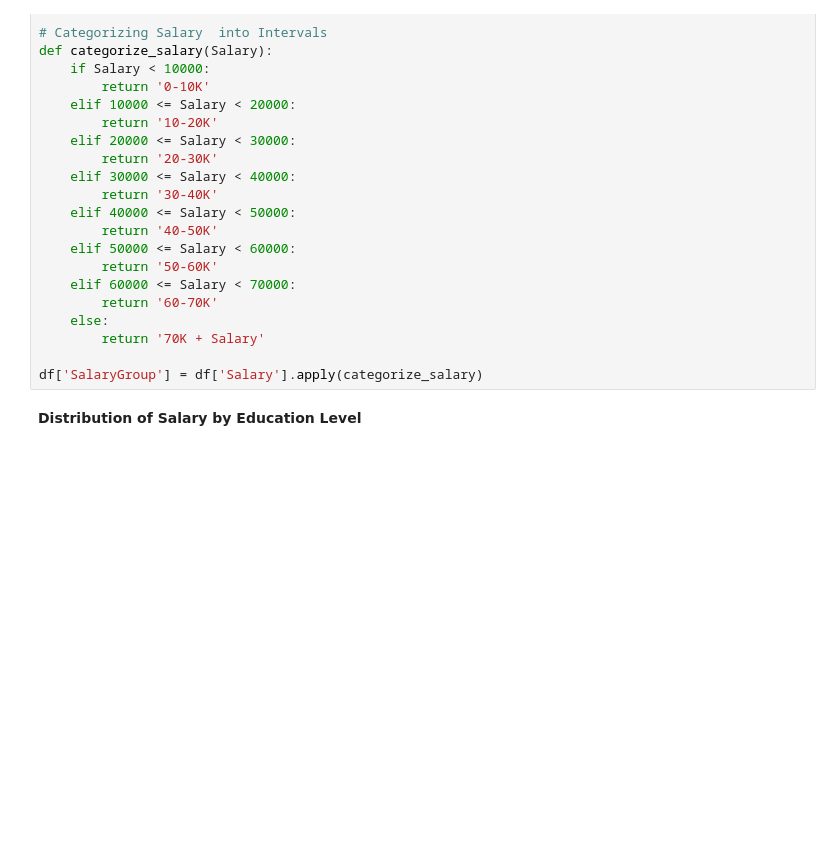
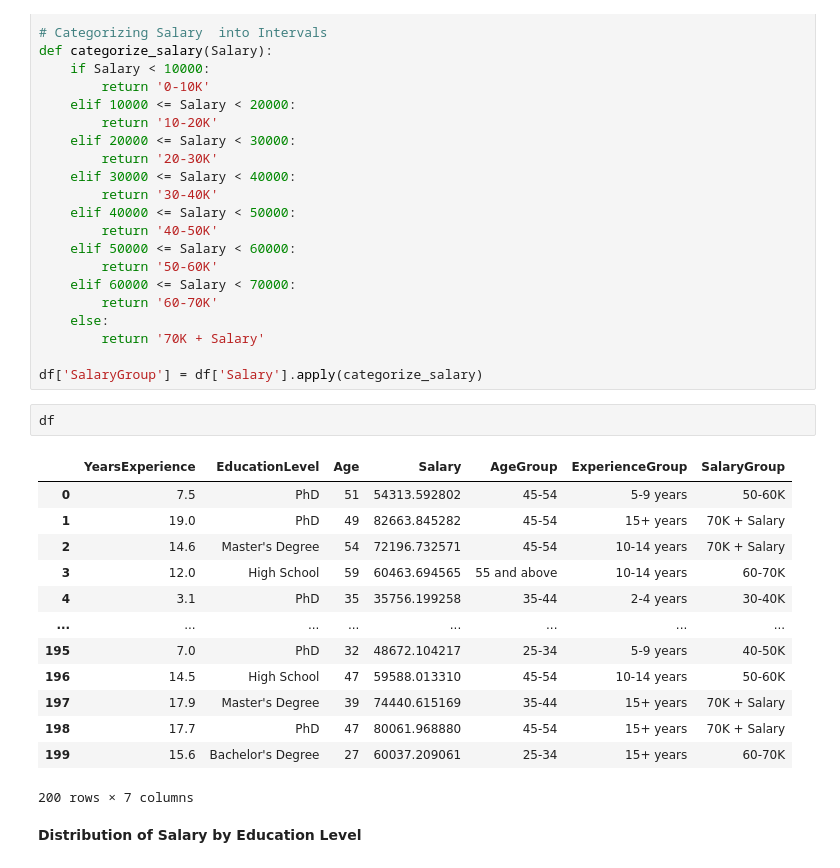
Before and after one commit to rn-byte/Salary_prediction, a Jupyter notebook: Expo_project.ipynb, the cells around one changed output. Drawn from its saved outputs; the diff is of its cells as text; blank space fills up the shorter version.

```diff
--- a/Expo_project.ipynb
+++ b/Expo_project.ipynb
@@ -341,6 +417,22 @@ def categorize_salary(Salary):
         return '70K + Salary'
 
 df['SalaryGroup'] = df['Salary'].apply(categorize_salary)
+# %%
+df
+# %% [output]
+|  | YearsExperience | EducationLevel | Age | Salary | AgeGroup | ExperienceGroup | SalaryGroup |
+| 0 | 7.5 | PhD | 51 | 54313.592802 | 45-54 | 5-9 years | 50-60K |
+| 1 | 19.0 | PhD | 49 | 82663.845282 | 45-54 | 15+ years | 70K + Salary |
+| 2 | 14.6 | Master's Degree | 54 | 72196.732571 | 45-54 | 10-14 years | 70K + Salary |
+| 3 | 12.0 | High School | 59 | 60463.694565 | 55 and above | 10-14 years | 60-70K |
+| 4 | 3.1 | PhD | 35 | 35756.199258 | 35-44 | 2-4 years | 30-40K |
+| ... | ... | ... | ... | ... | ... | ... | ... |
+| 195 | 7.0 | PhD | 32 | 48672.104217 | 25-34 | 5-9 years | 40-50K |
+| 196 | 14.5 | High School | 47 | 59588.013310 | 45-54 | 10-14 years | 50-60K |
+| 197 | 17.9 | Master's Degree | 39 | 74440.615169 | 35-44 | 15+ years | 70K + Salary |
+| 198 | 17.7 | PhD | 47 | 80061.968880 | 45-54 | 15+ years | 70K + Salary |
+| 199 | 15.6 | Bachelor's Degree | 27 | 60037.209061 | 25-34 | 15+ years | 60-70K |
+200 rows × 7 columns
 # %% [markdown]
 **Distribution of Salary by Education Level**
 # %%
```
Also changed, not shown: parts of 16 cells of this notebook.
